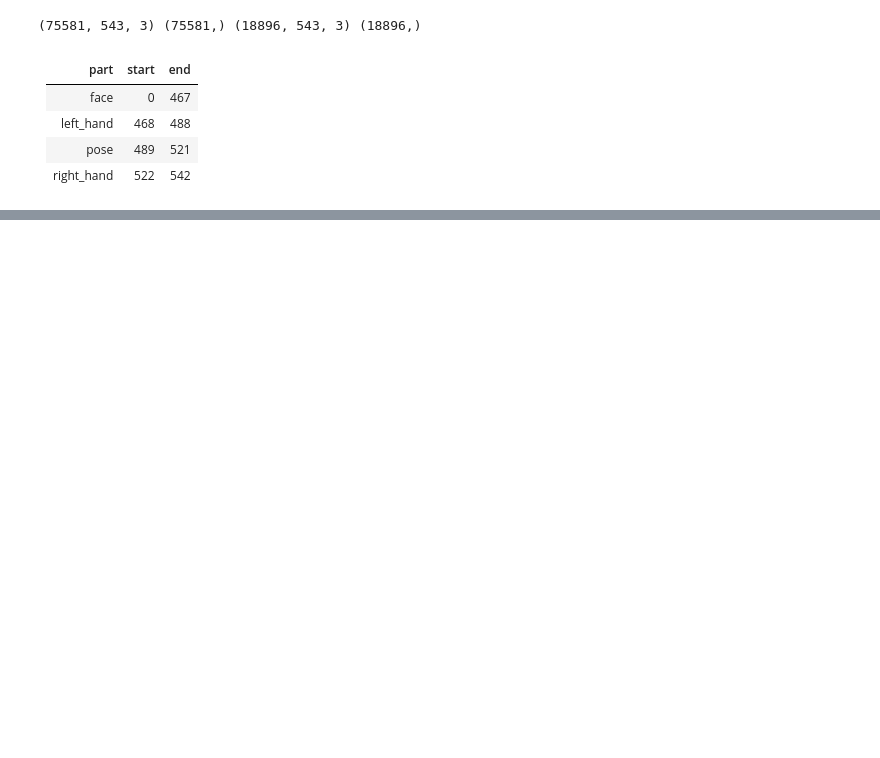
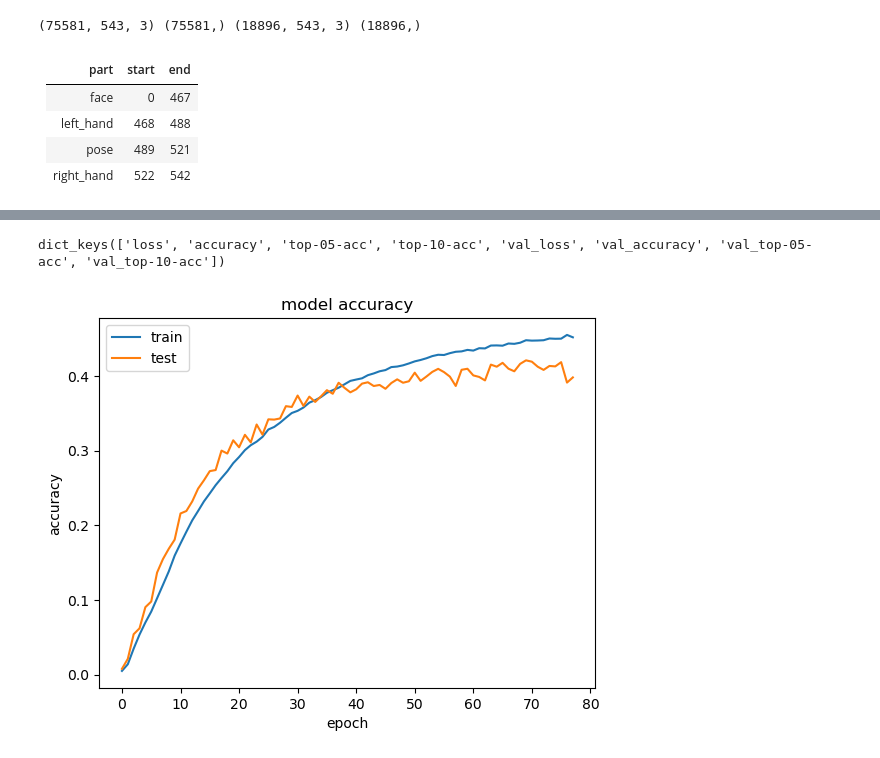
Before and after one commit to MrGeislinger/kaggle-asl-signs, a Jupyter notebook: baseline-GRU-avg_interpolated_frames-split_inputs.ipynb, the cells around one changed output, grey strips where cells are left out. Cells and saved outputs as stored; diff of their text form; code cells hidden in the pictures; blank space fills up the shorter version.

```diff
--- a/baseline-GRU-avg_interpolated_frames-split_inputs.ipynb
+++ b/baseline-GRU-avg_interpolated_frames-split_inputs.ipynb
@@ -280,0 +316,15 @@ ________________________________________________________________________________
+# %%
+print(history.history.keys())
+# %% [output]
+dict_keys(['loss', 'accuracy', 'top-05-acc', 'top-10-acc', 'val_loss', 'val_accuracy', 'val_top-05-acc', 'val_top-10-acc'])
+# %%
+# summarize history for accuracy
+plt.plot(history.history['accuracy'])
+plt.plot(history.history['val_accuracy'])
+plt.title('model accuracy')
+plt.ylabel('accuracy')
+plt.xlabel('epoch')
+plt.legend(['train', 'test'], loc='upper left')
+plt.show()
+# %% [output]
+[figure, added]
```
Also changed, not shown: parts of 10 cells of this notebook.
